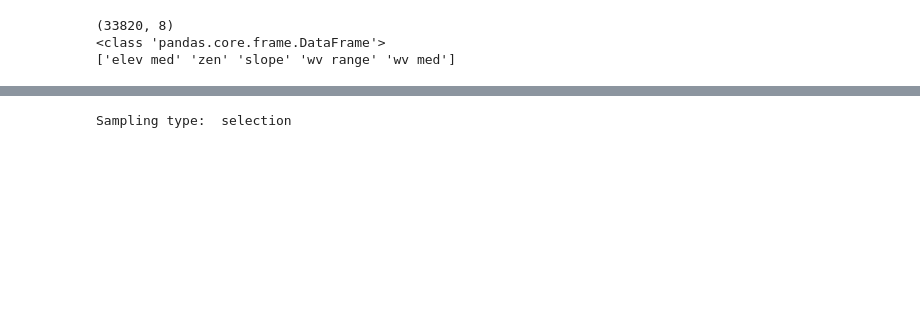
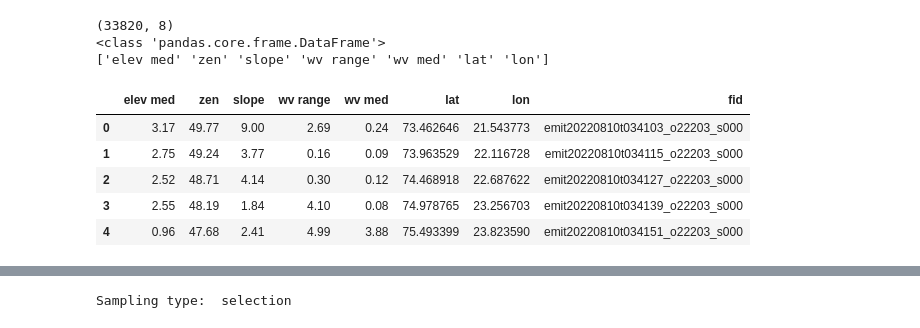
Before and after one commit to varunpatro1/EMIT_scene_analysis, a Jupyter notebook: LHS.ipynb, the cells around one changed output, grey strips where cells are left out. Cells and saved outputs as stored; diff of their text form; code cells hidden in the pictures; blank space fills up the shorter version.

```diff
--- a/LHS.ipynb
+++ b/LHS.ipynb
@@ -16,13 +15,22 @@ from <frozen importlib._bootstrap>:228)
 # %%
 df = pd.read_pickle('../emit_data')
 print(df.shape)
-data = df.iloc[:,1:6].copy()
+data = df.iloc[:,0:7].copy()
 print(type(data))
 print(data.columns.values)
 # %% [output]
 (33820, 8)
 <class 'pandas.core.frame.DataFrame'>
-['elev med' 'zen' 'slope' 'wv range' 'wv med']
+['elev med' 'zen' 'slope' 'wv range' 'wv med' 'lat' 'lon']
+# %%
+df.head()
+# %% [output]
+|  | elev med | zen | slope | wv range | wv med | lat | lon | fid |
+| 0 | 3.17 | 49.77 | 9.00 | 2.69 | 0.24 | 73.462646 | 21.543773 | emit20220810t034103_o22203_s000 |
+| 1 | 2.75 | 49.24 | 3.77 | 0.16 | 0.09 | 73.963529 | 22.116728 | emit20220810t034115_o22203_s000 |
+| 2 | 2.52 | 48.71 | 4.14 | 0.30 | 0.12 | 74.468918 | 22.687622 | emit20220810t034127_o22203_s000 |
+| 3 | 2.55 | 48.19 | 1.84 | 4.10 | 0.08 | 74.978765 | 23.256703 | emit20220810t034139_o22203_s000 |
+| 4 | 0.96 | 47.68 | 2.41 | 4.99 | 3.88 | 75.493399 | 23.823590 | emit20220810t034151_o22203_s000 |
 # %%
 data.head()
 # %% [output]
```
Also changed, not shown: parts of 10 cells of this notebook.
